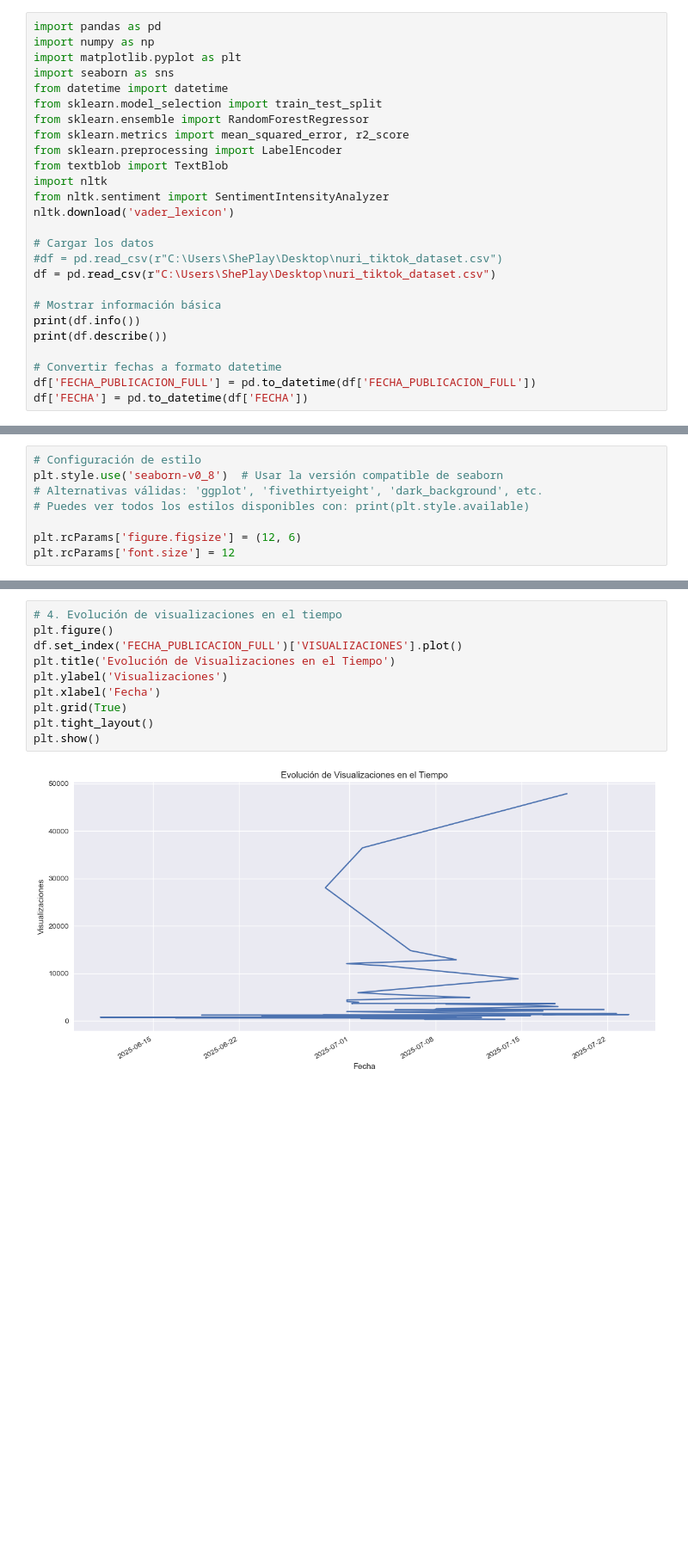
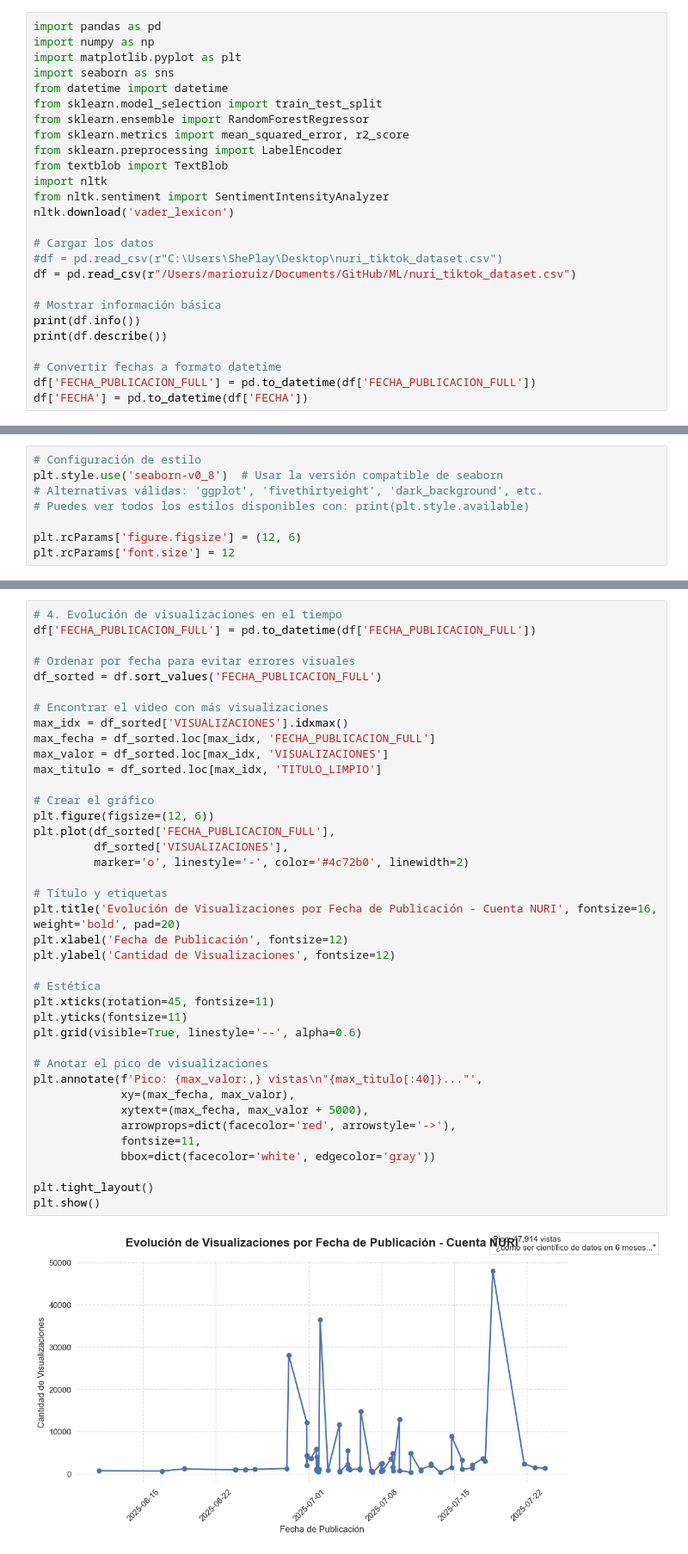
Before and after one commit to marioruizgonzalez/ML, a Jupyter notebook: Nuri_Tiktok_Analysis.ipynb, the cells around one changed output, grey strips where cells are left out. Shown at 86% size. Drawn from its saved outputs; the diff is of its cells as text; blank space fills up the shorter version.

```diff
--- a/Nuri_Tiktok_Analysis.ipynb
+++ b/Nuri_Tiktok_Analysis.ipynb
@@ -32,7 +29,7 @@ nltk.download('vader_lexicon')
 
 # Cargar los datos
 #df = pd.read_csv(r"C:\Users\ShePlay\Desktop\nuri_tiktok_dataset.csv")
-df = pd.read_csv(r"C:\Users\ShePlay\Desktop\nuri_tiktok_dataset.csv")
+df = pd.read_csv(r"/Users/marioruiz/Documents/GitHub/ML/nuri_tiktok_dataset.csv")
 
 # Mostrar información básica
 print(df.info())
@@ -116,15 +171,44 @@ plt.show()
 [figure]
 # %%
 # 4. Evolución de visualizaciones en el tiempo
-plt.figure()
-df.set_index('FECHA_PUBLICACION_FULL')['VISUALIZACIONES'].plot()
-plt.title('Evolución de Visualizaciones en el Tiempo')
-plt.ylabel('Visualizaciones')
-plt.xlabel('Fecha')
-plt.grid(True)
+df['FECHA_PUBLICACION_FULL'] = pd.to_datetime(df['FECHA_PUBLICACION_FULL'])
+
+# Ordenar por fecha para evitar errores visuales
+df_sorted = df.sort_values('FECHA_PUBLICACION_FULL')
+
+# Encontrar el video con más visualizaciones
+max_idx = df_sorted['VISUALIZACIONES'].idxmax()
+max_fecha = df_sorted.loc[max_idx, 'FECHA_PUBLICACION_FULL']
+max_valor = df_sorted.loc[max_idx, 'VISUALIZACIONES']
+max_titulo = df_sorted.loc[max_idx, 'TITULO_LIMPIO']
+
+# Crear el gráfico
+plt.figure(figsize=(12, 6))
+plt.plot(df_sorted['FECHA_PUBLICACION_FULL'],
+         df_sorted['VISUALIZACIONES'],
+         marker='o', linestyle='-', color='#4c72b0', linewidth=2)
+
+# Título y etiquetas
+plt.title('Evolución de Visualizaciones por Fecha de Publicación - Cuenta NURI', fontsize=16, weight='bold', pad=20)
+plt.xlabel('Fecha de Publicación', fontsize=12)
+plt.ylabel('Cantidad de Visualizaciones', fontsize=12)
+
+# Estética
+plt.xticks(rotation=45, fontsize=11)
+plt.yticks(fontsize=11)
+plt.grid(visible=True, linestyle='--', alpha=0.6)
+
+# Anotar el pico de visualizaciones
+plt.annotate(f'Pico: {max_valor:,} vistas\n"{max_titulo[:40]}..."',
+             xy=(max_fecha, max_valor),
+             xytext=(max_fecha, max_valor + 5000),
+             arrowprops=dict(facecolor='red', arrowstyle='->'),
+             fontsize=11,
+             bbox=dict(facecolor='white', edgecolor='gray'))
+
 plt.tight_layout()
 plt.show()
 # %% [output]
-[figure, old version]
+[figure, new version]
 # %%
 # 5. Porcentaje de likes vs visualizaciones
```
Also changed, not shown: parts of 9 cells of this notebook, 2 other files.
